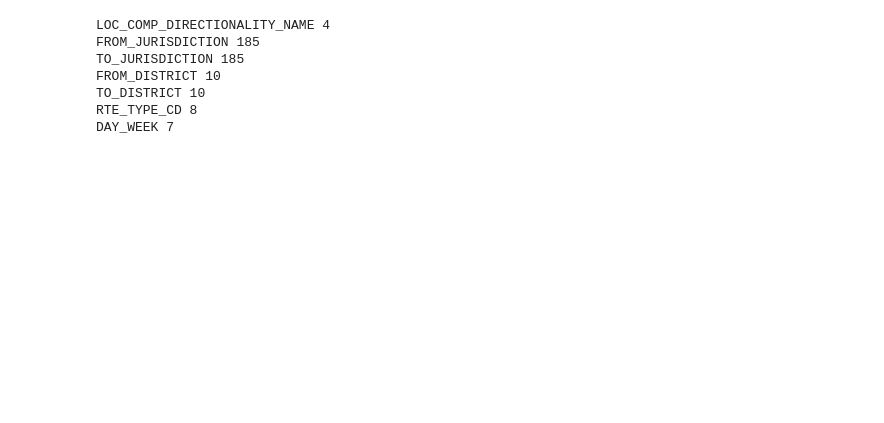
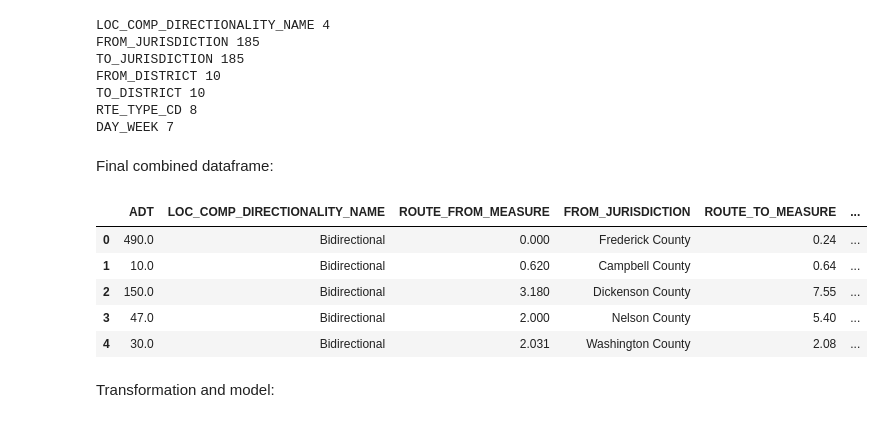
Before and after one commit to helen-yao/ML4VA, a Jupyter notebook: ML4VA/ml4va.ipynb, the cells around one changed output. Cells and saved outputs as stored; diff of their text form; code cells hidden in the pictures; blank space fills up the shorter version.

```diff
--- a/ML4VA/ml4va.ipynb
+++ b/ML4VA/ml4va.ipynb
@@ -206,3 +331,16 @@ FROM_DISTRICT 10
 TO_DISTRICT 10
 RTE_TYPE_CD 8
 DAY_WEEK 7
+# %% [markdown]
+Final combined dataframe:
+# %%
+combined_df.head()
+# %% [output]
+|  | ADT | LOC_COMP_DIRECTIONALITY_NAME | ROUTE_FROM_MEASURE | FROM_JURISDICTION | ROUTE_TO_MEASURE | ... |
+| 0 | 490.0 | Bidirectional | 0.000 | Frederick County | 0.24 | ... |
+| 1 | 10.0 | Bidirectional | 0.620 | Campbell County | 0.64 | ... |
+| 2 | 150.0 | Bidirectional | 3.180 | Dickenson County | 7.55 | ... |
+| 3 | 47.0 | Bidirectional | 2.000 | Nelson County | 5.40 | ... |
+| 4 | 30.0 | Bidirectional | 2.031 | Washington County | 2.08 | ... |
+# %% [markdown]
+Transformation and model:
```
Also changed, not shown: parts of 26 cells of this notebook.
